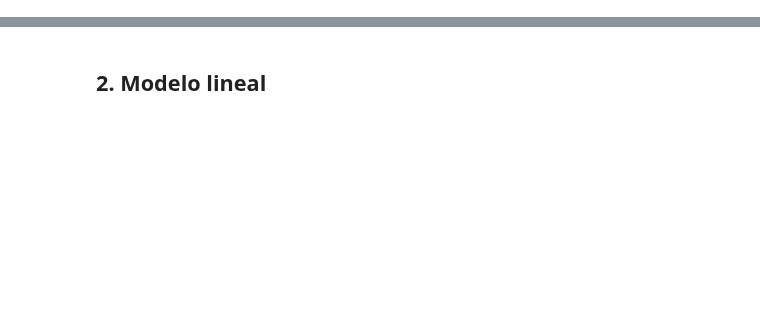
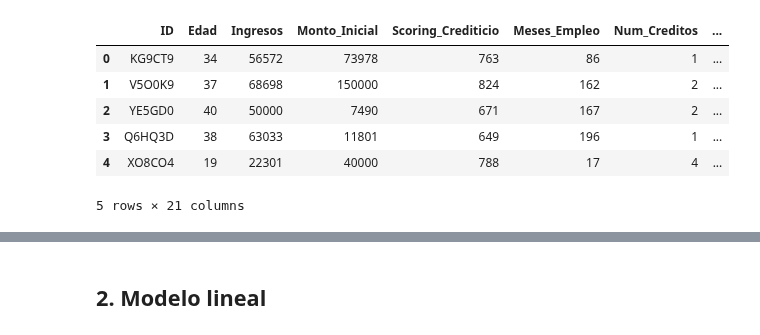
Before and after one commit to izarozubia-max/RETO5, a Jupyter notebook: Estimar_prima.ipynb, the cells around one changed output, grey strips where cells are left out. Drawn from its saved outputs; the diff is of its cells as text; code cells hidden in the pictures; blank space fills up the shorter version.

```diff
--- a/Estimar_prima.ipynb
+++ b/Estimar_prima.ipynb
@@ -9,4 +9,15 @@ import seaborn as sns
 from sklearn.linear_model import LinearRegression
 from sklearn.model_selection import train_test_split
 from sklearn.metrics import mean_absolute_error, mean_squared_error, r2_score
+# %%
+df_datos = pd.read_csv("data/datos_preprocesados.csv")
+df_datos.head()
+# %% [output]
+|  | ID | Edad | Ingresos | Monto_Inicial | Scoring_Crediticio | Meses_Empleo | Num_Creditos | ... |
+| 0 | KG9CT9 | 34 | 56572 | 73978 | 763 | 86 | 1 | ... |
+| 1 | V5O0K9 | 37 | 68698 | 150000 | 824 | 162 | 2 | ... |
+| 2 | YE5GD0 | 40 | 50000 | 7490 | 671 | 167 | 2 | ... |
+| 3 | Q6HQ3D | 38 | 63033 | 11801 | 649 | 196 | 1 | ... |
+| 4 | XO8CO4 | 19 | 22301 | 40000 | 788 | 17 | 4 | ... |
+5 rows × 21 columns
 # %%
```
Also changed, not shown: parts of 12 cells of this notebook.
